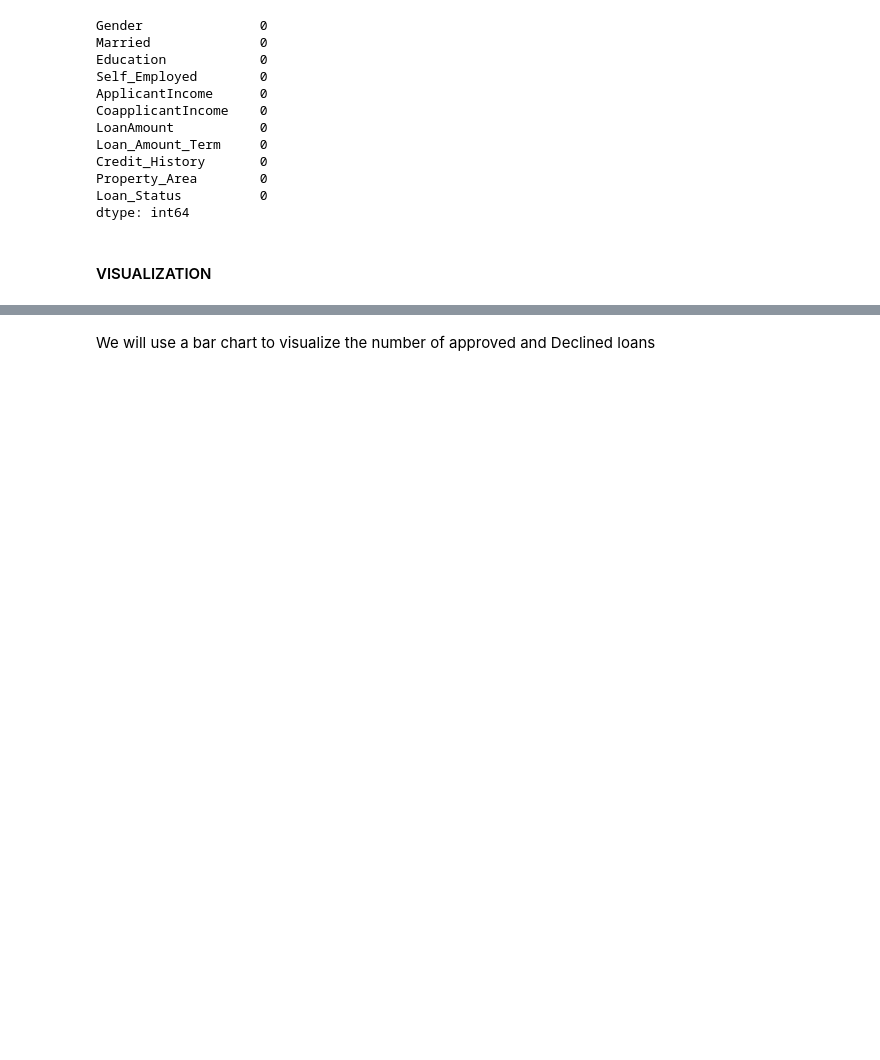
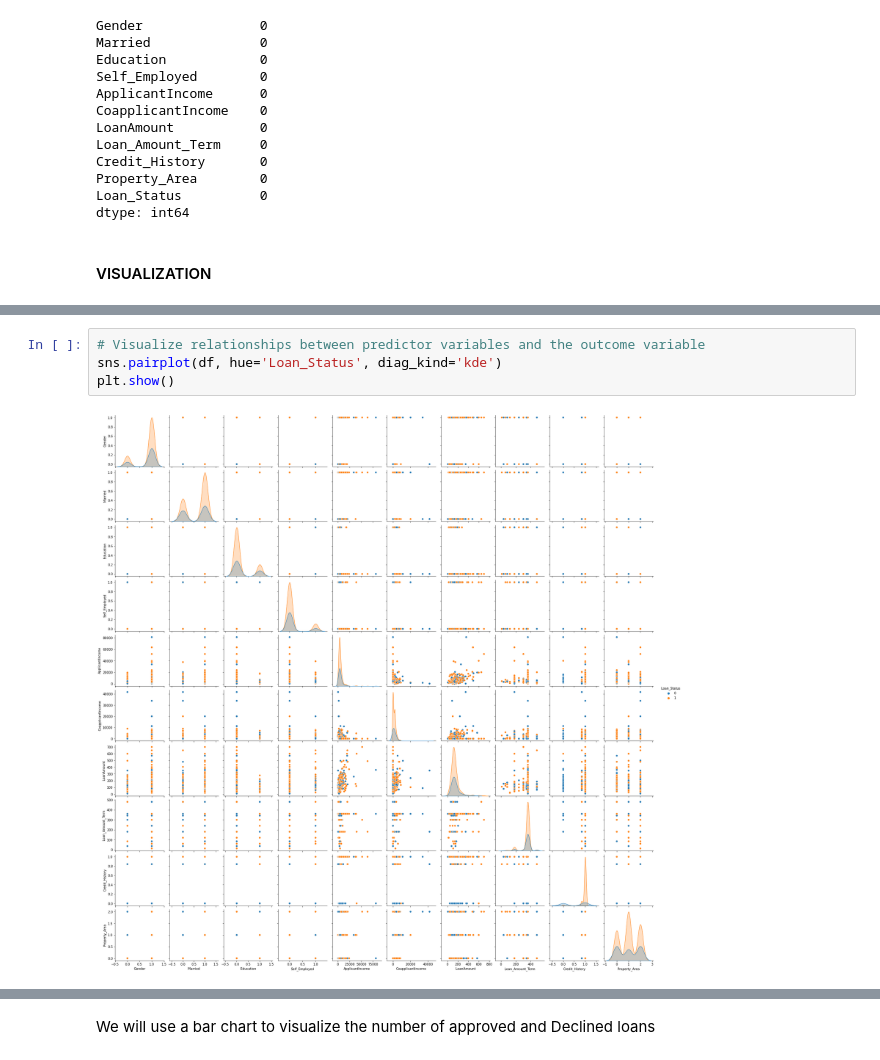
Before and after one commit to Affuya/LHL_CAPSTONE_JASPER, a Jupyter notebook: LHL_CAPSTONE_IPYNB.ipynb, the cells around one changed output, grey strips where cells are left out. Cells and saved outputs as stored; diff of their text form; blank space fills up the shorter version.

```diff
--- a/LHL_CAPSTONE_IPYNB.ipynb
+++ b/LHL_CAPSTONE_IPYNB.ipynb
@@ -166,0 +171,6 @@ dtype: int64
+# %%
+# Visualize relationships between predictor variables and the outcome variable
+sns.pairplot(df, hue='Loan_Status', diag_kind='kde')
+plt.show()
+# %% [output]
+[figure, added]
```
Also changed, not shown: parts of 20 cells of this notebook.
